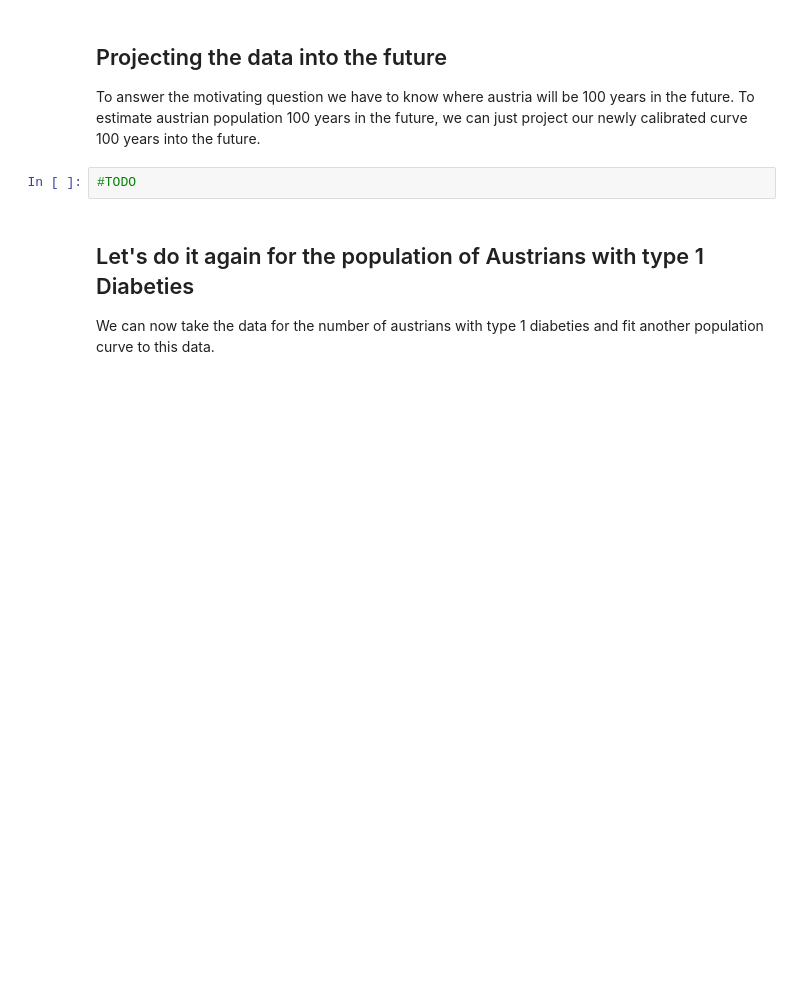
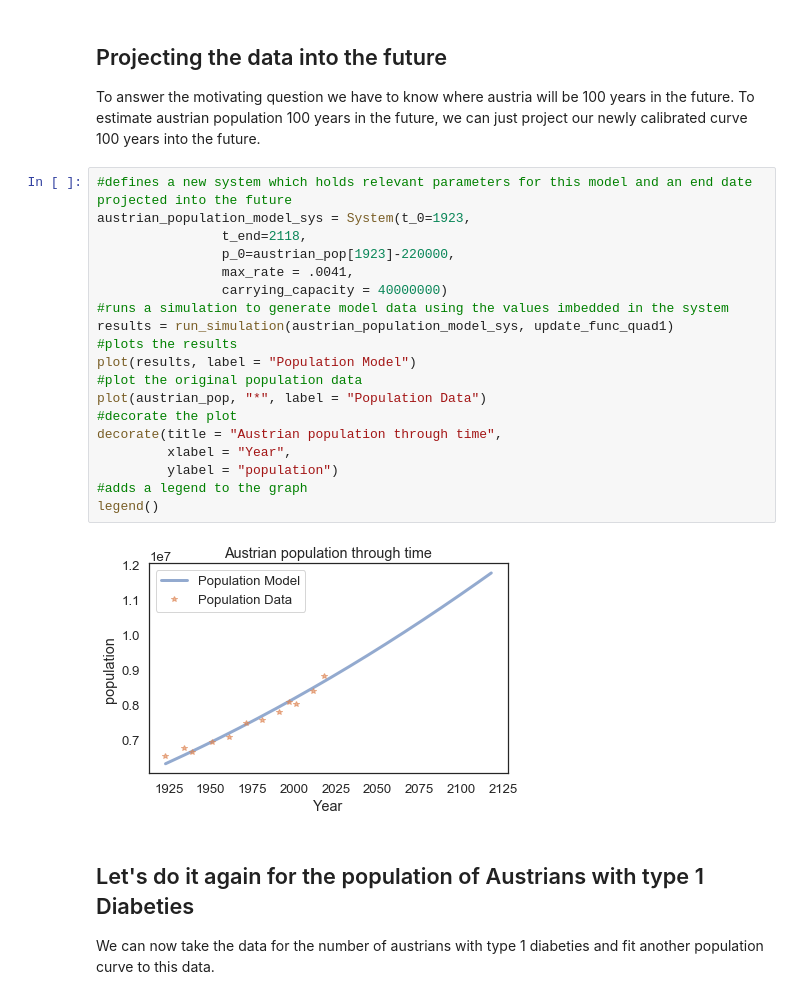
Before and after one commit to maiam6242/ModSimProject1, a Jupyter notebook: Project_1_Notebook.ipynb, the cells around one changed output. Cells and saved outputs as stored; diff of their text form; blank space fills up the shorter version.

```diff
--- a/Project_1_Notebook.ipynb
+++ b/Project_1_Notebook.ipynb
@@ -119,8 +152,27 @@ For later use we will store the equation as a sympy equation that way we can est
 # %% [markdown]
 ## Projecting the data into the future
 To answer the motivating question we have to know where austria will be 100 years in the future. To estimate austrian population 100 years in the future, we can just project our newly calibrated curve 100 years into the future.
-# %%
-#TODO
+# %%
+#defines a new system which holds relevant parameters for this model and an end date projected into the future
+austrian_population_model_sys = System(t_0=1923,
+                t_end=2118,
+                p_0=austrian_pop[1923]-220000,
+                max_rate = .0041,
+                carrying_capacity = 40000000)
+#runs a simulation to generate model data using the values imbedded in the system
+results = run_simulation(austrian_population_model_sys, update_func_quad1)
+#plots the results
+plot(results, label = "Population Model")
+#plot the original population data
+plot(austrian_pop, "*", label = "Population Data")
+#decorate the plot
+decorate(title = "Austrian population through time",
+         xlabel = "Year",
+         ylabel = "population")
+#adds a legend to the graph
+legend()
+# %% [output]
+[figure, added]
 # %% [markdown]
 ## Let's do it again for the population of Austrians with type 1 Diabeties
 We can now take the data for the number of austrians with type 1 diabeties and fit another population curve to this data.
```
Also changed, not shown: parts of 9 cells of this notebook, 1 other file.
